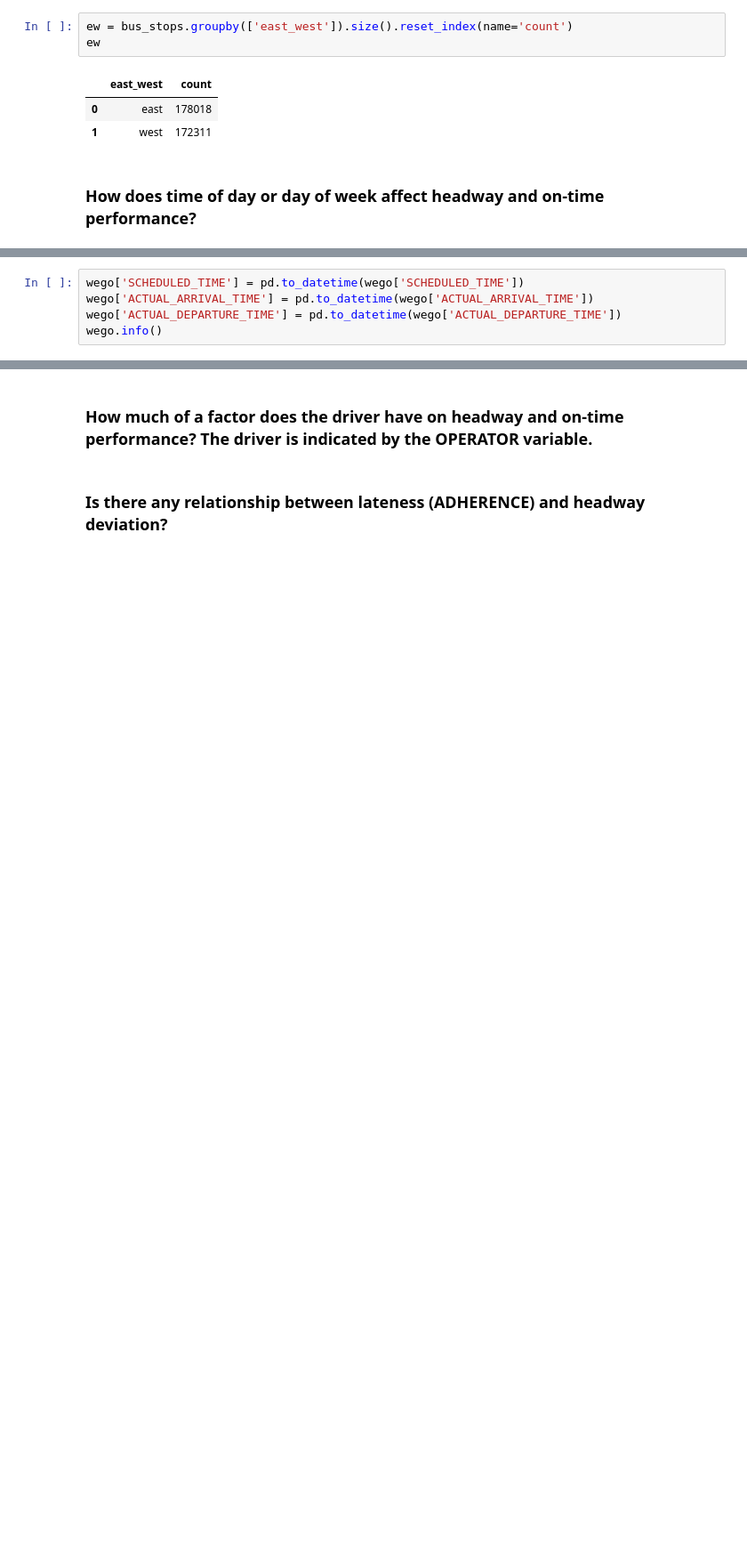
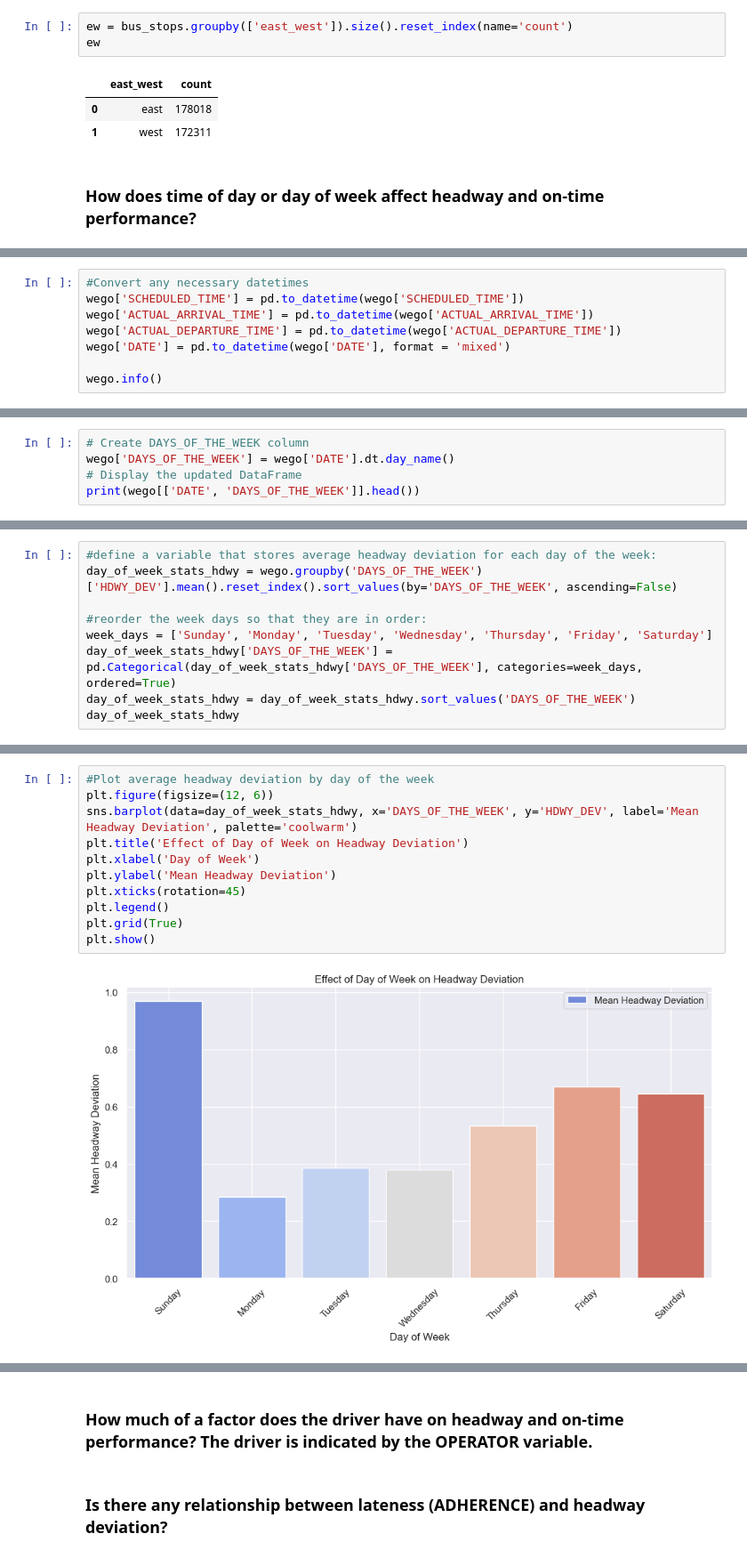
Before and after one commit to NSS-Data-Analytics-Cohort-11/wego-new-california-republic, a Jupyter notebook: notebooks/WeGo Data Introduction.ipynb, the cells around one changed output, grey strips where cells are left out. Shown at 89% size. Saved outputs shown, nothing was run; the diff lists cells and outputs as text; blank space fills up the shorter version.

```diff
--- a/notebooks/WeGo Data Introduction.ipynb
+++ b/notebooks/WeGo Data Introduction.ipynb
@@ -606,9 +623,12 @@ ew
  - <font color=red>PREV_SCHED_STOP_CANCELLED: flags whether the previous timepoint crossing was cancelled or waived. Useful for excluding records where the headway values are extremely high because the bus is just coming off a detour
 </font>
 # %%
+#Convert any necessary datetimes
 wego['SCHEDULED_TIME'] = pd.to_datetime(wego['SCHEDULED_TIME'])
 wego['ACTUAL_ARRIVAL_TIME'] = pd.to_datetime(wego['ACTUAL_ARRIVAL_TIME'])
 wego['ACTUAL_DEPARTURE_TIME'] = pd.to_datetime(wego['ACTUAL_DEPARTURE_TIME'])
+wego['DATE'] = pd.to_datetime(wego['DATE'], format = 'mixed')
+
 wego.info()
 # %% [output]
 <class 'pandas.core.frame.DataFrame'>
@@ -630,0 +653,5 @@ memory usage: 82.9+ MB
+# %%
+# Create DAYS_OF_THE_WEEK column
+wego['DAYS_OF_THE_WEEK'] = wego['DATE'].dt.day_name()
+# Display the updated DataFrame
+print(wego[['DATE', 'DAYS_OF_THE_WEEK']].head())
@@ -630,0 +665,9 @@ memory usage: 82.9+ MB
+# %%
+#define a variable that stores average headway deviation for each day of the week:
+day_of_week_stats_hdwy = wego.groupby('DAYS_OF_THE_WEEK')['HDWY_DEV'].mean().reset_index().sort_values(by='DAYS_OF_THE_WEEK', ascending=False)
+
+#reorder the week days so that they are in order:
+week_days = ['Sunday', 'Monday', 'Tuesday', 'Wednesday', 'Thursday', 'Friday', 'Saturday']
+day_of_week_stats_hdwy['DAYS_OF_THE_WEEK'] = pd.Categorical(day_of_week_stats_hdwy['DAYS_OF_THE_WEEK'], categories=week_days, ordered=True)
+day_of_week_stats_hdwy = day_of_week_stats_hdwy.sort_values('DAYS_OF_THE_WEEK')
+day_of_week_stats_hdwy
@@ -630,0 +683,13 @@ memory usage: 82.9+ MB
+# %%
+#Plot average headway deviation by day of the week
+plt.figure(figsize=(12, 6))
+sns.barplot(data=day_of_week_stats_hdwy, x='DAYS_OF_THE_WEEK', y='HDWY_DEV', label='Mean Headway Deviation', palette='coolwarm')
+plt.title('Effect of Day of Week on Headway Deviation')
+plt.xlabel('Day of Week')
+plt.ylabel('Mean Headway Deviation')
+plt.xticks(rotation=45)
+plt.legend()
+plt.grid(True)
+plt.show()
+# %% [output]
+[figure, added]
```
Also changed, not shown: parts of 27 cells of this notebook.
